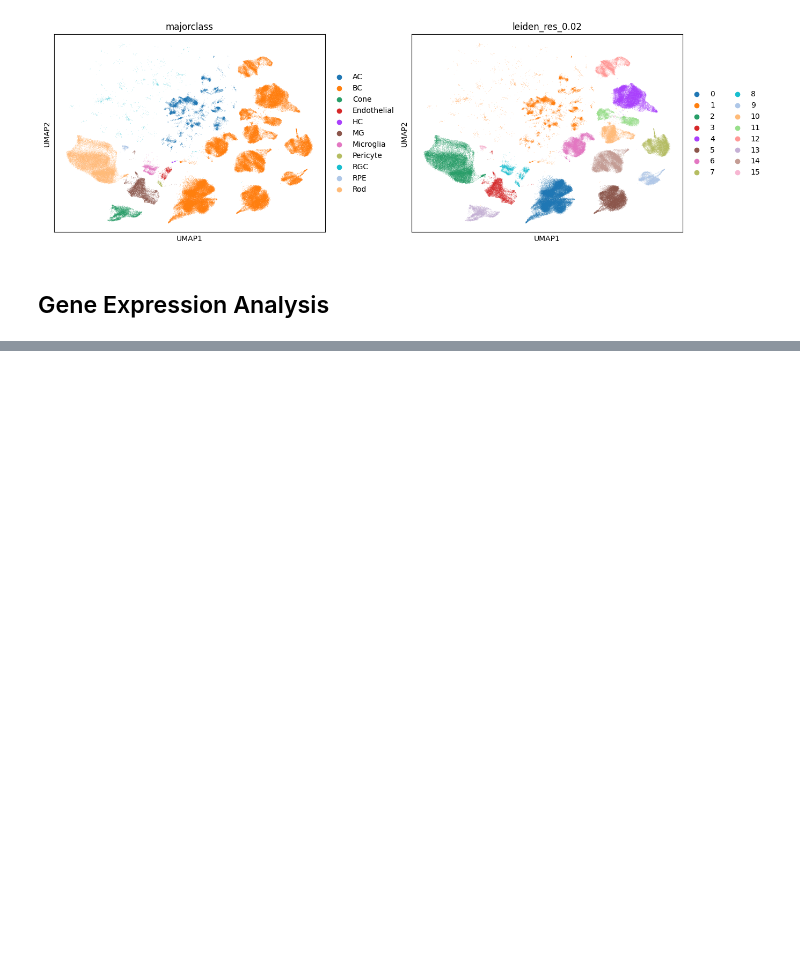
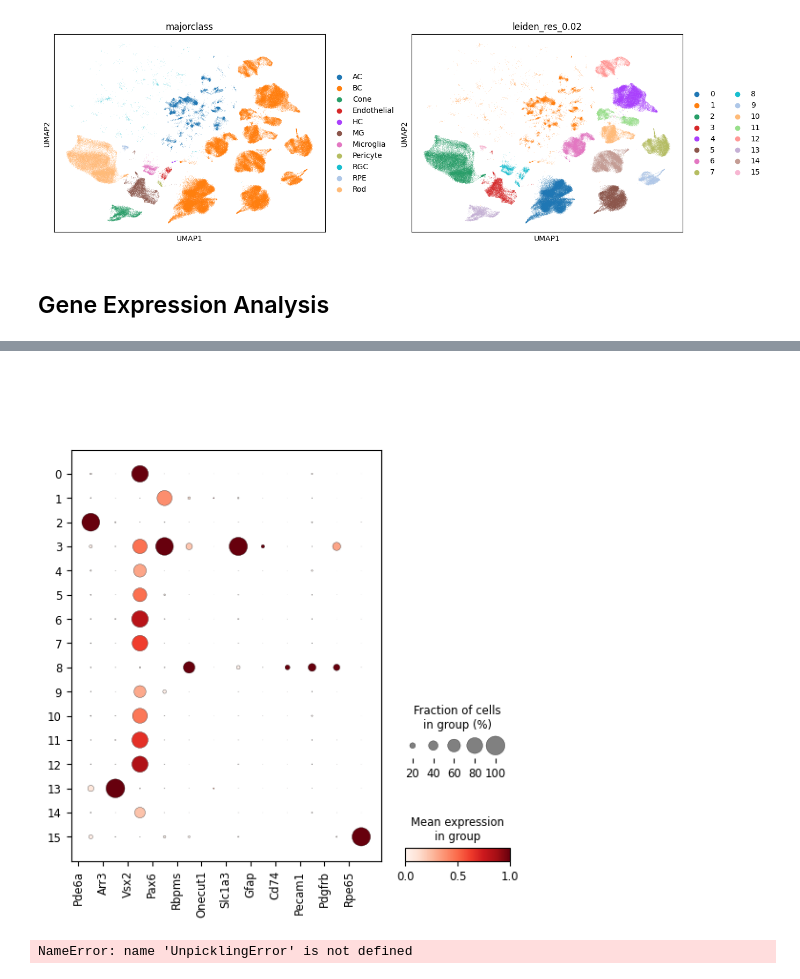
Before and after one commit to yuyanchenglab/CAMR2024, a Jupyter notebook: analysis.ipynb, the cells around one changed output, grey strips where cells are left out. Cells and saved outputs as stored; diff of their text form; code cells hidden in the pictures; blank space fills up the shorter version.

```diff
--- a/analysis.ipynb
+++ b/analysis.ipynb
@@ -269,0 +311,11 @@ sc.pl.umap(
+# %%
+dotplot = sc.pl.dotplot(adata, ordered_var_names, groupby="leiden_res_0.02", standard_scale="var", show=False)
+
+# Customize the x-axis tick labels
+ax = dotplot['mainplot_ax']
+ax.set_xticks(range(len(gene_symbols)))
+ax.set_xticklabels(gene_symbols, rotation=90)
+
+plt.show()
+# %% [output]
+[figure, added]
@@ -269,0 +327,9 @@ sc.pl.umap(
+# %%
+import dill
+
+# Load the entire session
+filename = 'notebook_state.pkl'
+with open(filename, 'rb') as f:
+    dill.load_session(f)
+# %% [output]
+NameError: name 'UnpicklingError' is not defined
```
Also changed, not shown: parts of 5 cells of this notebook.
